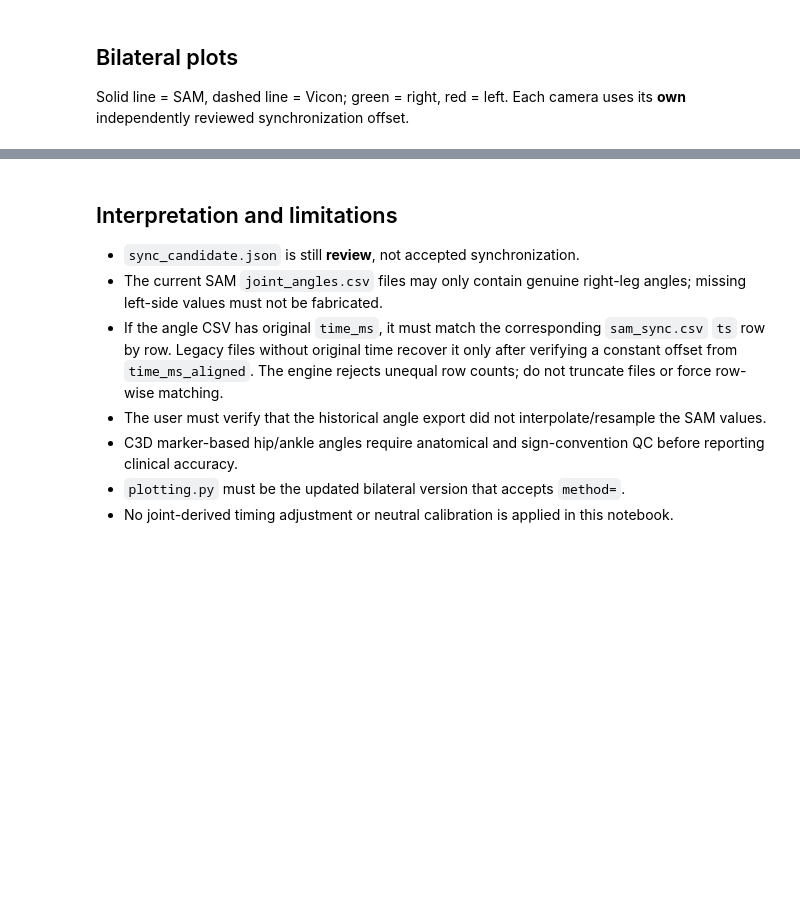
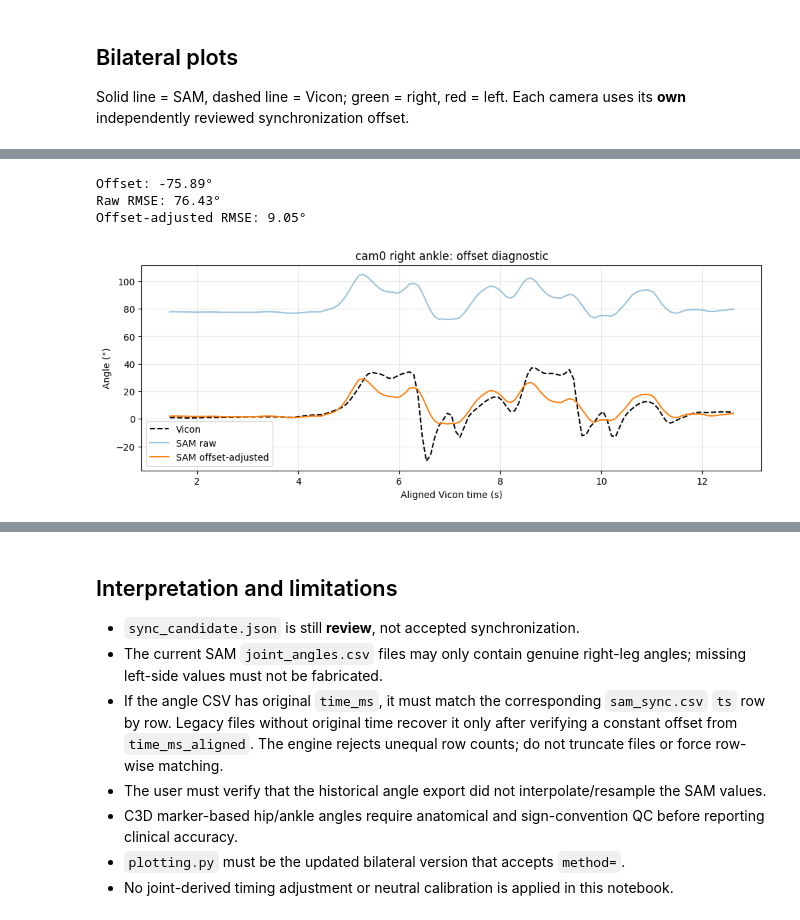
Before and after one commit to tdjohnson1987/markerless_sam, a Jupyter notebook: notebooks/04_validation.ipynb, the cells around one changed output, grey strips where cells are left out. Drawn from its saved outputs; the diff is of its cells as text; code cells hidden in the pictures; blank space fills up the shorter version.

```diff
--- a/notebooks/04_validation.ipynb
+++ b/notebooks/04_validation.ipynb
@@ -199,0 +418,60 @@ if len(aligned_by_camera) >= 2:
+# %%
+# Diagnostic: offset and RMSE for a single camera/side/joint
+import matplotlib.pyplot as plt
+
+camera = "cam0"
+side = "right"
+joint = "ankle"
+method = "geo"
+
+prefix = "r" if side == "right" else "l"
+
+path = (
+    TRIAL_RESULTS / camera / "validation"
+    / side / "aligned_angles.csv"
+)
+
+df = pd.read_csv(path)
+
+sam_col = f"{prefix}_{joint}_flex_{method}"
+vicon_col = f"{prefix}_vicon_{joint}_flex"
+
+paired = df[
+    ["time_ms_aligned", sam_col, vicon_col]
+].replace([np.inf, -np.inf], np.nan).dropna()
+
+t = paired["time_ms_aligned"].to_numpy() / 1000
+sam = paired[sam_col].to_numpy()
+vicon = paired[vicon_col].to_numpy()
+
+# Diagnostic only: fitted using this validation trial
+offset = np.mean(vicon - sam)
+sam_adjusted = sam + offset
+
+rmse_raw = np.sqrt(np.mean((sam - vicon)**2))
+rmse_adjusted = np.sqrt(np.mean((sam_adjusted - vicon)**2))
+
+print(f"Offset: {offset:+.2f}°")
+print(f"Raw RMSE: {rmse_raw:.2f}°")
+print(f"Offset-adjusted RMSE: {rmse_adjusted:.2f}°")
+
+fig, ax = plt.subplots(figsize=(12, 4))
+
+ax.plot(t, vicon, "k--", label="Vicon")
+ax.plot(t, sam, alpha=0.45, label="SAM raw")
+ax.plot(t, sam_adjusted, label="SAM offset-adjusted")
+
+ax.set(
+    xlabel="Aligned Vicon time (s)",
+    ylabel="Angle (°)",
+    title=f"{camera} {side} {joint}: offset diagnostic"
+)
+
+ax.legend()
+ax.grid(alpha=0.3)
+plt.show()
+# %% [output]
+Offset: -75.89°
+Raw RMSE: 76.43°
+Offset-adjusted RMSE: 9.05°
+[figure, added]
```
Also changed, not shown: parts of 16 cells of this notebook, 6 other files.
